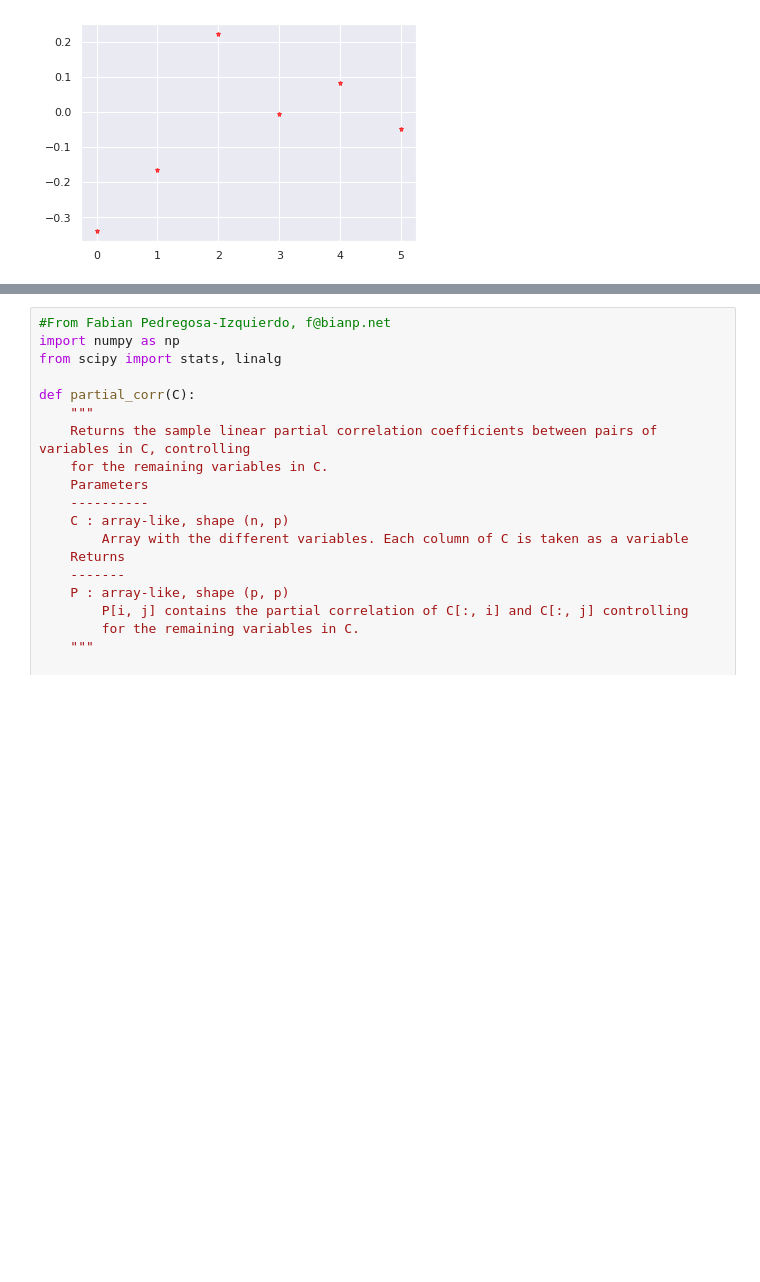
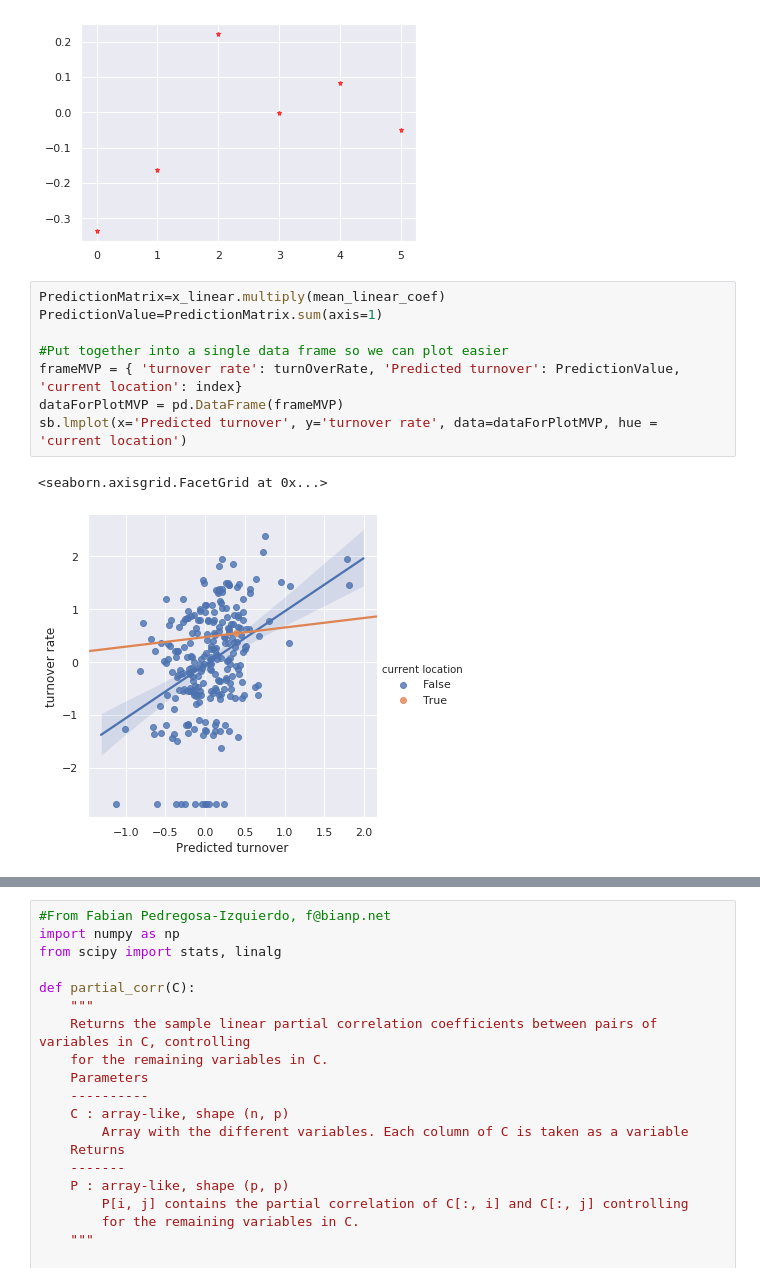
Before and after one commit to MamiyaA/FeatureFinder, a Jupyter notebook: LasoRegression_plus_LogisticRegression.ipynb, the cells around one changed output, grey strips where cells are left out. Cells and saved outputs as stored; diff of their text form; blank space fills up the shorter version.

```diff
--- a/LasoRegression_plus_LogisticRegression.ipynb
+++ b/LasoRegression_plus_LogisticRegression.ipynb
@@ -292,3 +355,14 @@ plt.plot(mean_linear_coef,alpha=0.7,linestyle='none',marker='*',markersize=5,col
 # %% [output]
 [<matplotlib.lines.Line2D at 0x...>]
 [figure]
+# %%
+PredictionMatrix=x_linear.multiply(mean_linear_coef)
+PredictionValue=PredictionMatrix.sum(axis=1)
+
+#Put together into a single data frame so we can plot easier
+frameMVP = { 'turnover rate': turnOverRate, 'Predicted turnover': PredictionValue, 'current location': index}
+dataForPlotMVP = pd.DataFrame(frameMVP)
+sb.lmplot(x='Predicted turnover', y='turnover rate', data=dataForPlotMVP, hue = 'current location')
+# %% [output]
+<seaborn.axisgrid.FacetGrid at 0x...>
+[figure, added]
```
Also changed, not shown: parts of 26 cells of this notebook.
